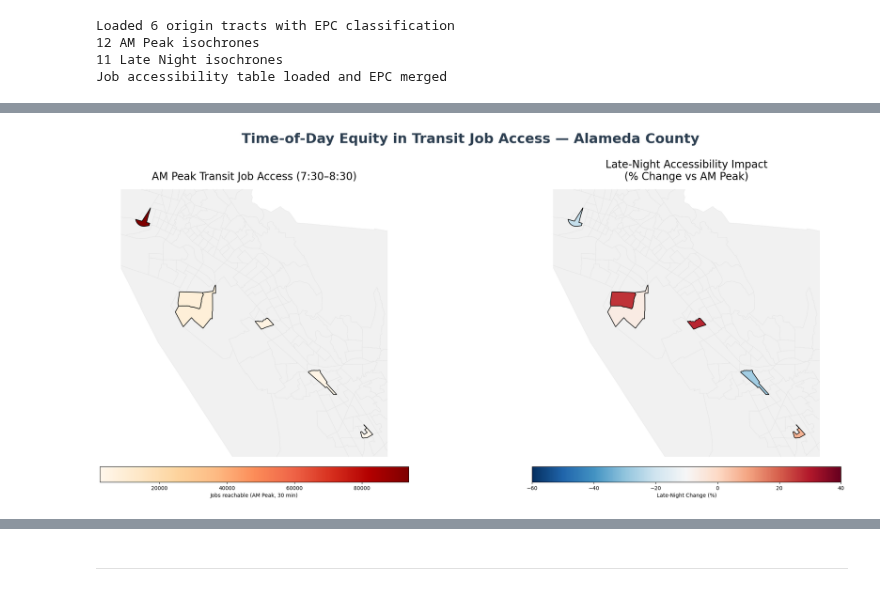
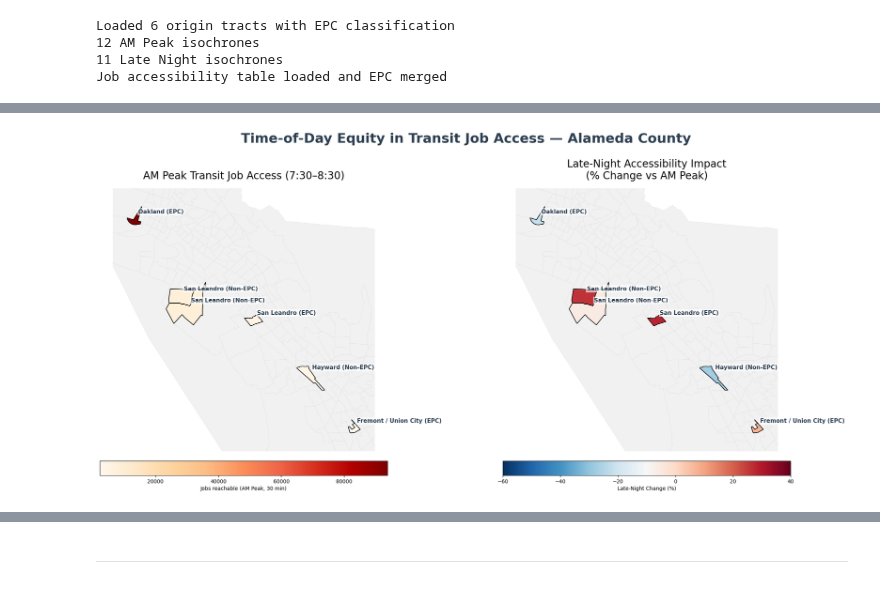
Before and after one commit to rabahbabaci/MTC-Transit_Access_Equity, a Jupyter notebook: notebooks/transit_access_equity_midterm.ipynb, the cells around one changed output, grey strips where cells are left out. Cells and saved outputs as stored; diff of their text form; code cells hidden in the pictures.

```diff
--- a/notebooks/transit_access_equity_midterm.ipynb
+++ b/notebooks/transit_access_equity_midterm.ipynb
@@ -869,12 +920,12 @@ notes_md = textwrap.dedent(
   - *Interpretation:* even with a simplified straight-line model, EPC areas appear more connected to employment clusters.
 
 - **Population context**
-  - EPC tracts generally have moderate to high population, aligning high population with high job accessibility and indicating strong demand for reliable transit options.
-  - Non-EPC areas with lower accessibility are often lower-density, auto-oriented communities.
+  - EPC tracts tend to include more established, older urban neighborhoods with moderate population levels, while many non-EPC tracts in eastern Alameda County are lower-density and auto-oriented.
 
 - **Data joins & keys**
   - GEOIDs required consistent zero-padding (state–county–tract = 11 digits).
   - LODES WAC data needed block → tract aggregation (`w_geocode` → first 11 digits, sum `C000`).
+  - One Alameda tract has no reported LODES jobs (water/no-employment area), which is expected and handled in the merge.
 
 - **Planning takeaways**
   - Strong accessibility in EPC corridors highlights where transit or EV charging integration would serve the most people.
@@ -909,6 +960,7 @@ The final phase will evaluate whether these gaps persist once we use **network-b
 
 **Data sources:**
 MTC Plan Bay Area 2050 (EPC), US Census TIGER/ACS 2022, LEHD LODES 2021 (WAC).
+
 """
 )
 
@@ -1865,13 +1986,13 @@ Saved: visualizations/job_access_change_bar_citynames.png
 # %%
-# Reload access_df and ensure IDs are strings
+# Load accessibility summary and ensure consistent IDs
 access_df_fixed = pd.read_csv(PROCESSED / "job_accessibility_summary.csv")
 access_df_fixed["origin_id"] = access_df_fixed["origin_id"].astype(str).str.zfill(11)
 
-# Get origins with correct GEOID format
+# Ensure origin sample has correct ID format and labeling
 origins_plot = origins_sample.copy()
 origins_plot["GEOID"] = origins_plot["GEOID"].astype(str).str.zfill(11)
 
-# Merge job access + % change into the GeoDataFrame
+# merge AM Peak access + percent change metrics into origin geodata
 origins_plot = (
     origins_plot.set_index("GEOID")
     .join(access_df_fixed.set_index("origin_id")[["jobs_am_peak_30min", "Δ_30min_%"]])
@@ -1879,29 +2000,29 @@ origins_plot = (
     .reset_index()
 )
 
-# Load Alameda tracts for background
+# Compute centroids for labeling (automatic)
+origins_plot["centroid"] = origins_plot.geometry.centroid
+
+# Load Alameda tracts for context/background
 alameda_tracts = gpd.read_file(PROCESSED / "alameda_final.geojson").to_crs("EPSG:4326")
-bounds = alameda_tracts.total_bounds
 
-# Slight zoom-in around all origin tracts
+# Determine a map extent slightly zoomed around the six tracts
 minx, miny, maxx, maxy = origins_plot.total_bounds
 zoom_padding = 0.015
-x0 = minx - zoom_padding
-x1 = maxx + zoom_padding
-y0 = miny - zoom_padding
-y1 = maxy + zoom_padding
+x0, x1 = minx - zoom_padding, maxx + zoom_padding
+y0, y1 = miny - zoom_padding, maxy + zoom_padding
 
-# Create figure
 fig, (ax1, ax2) = plt.subplots(1, 2, figsize=(22, 10))
 
-# LEFT MAP (AM Peak Access)
+# LEFT MAP (AM Peak Job Access)
 alameda_tracts.plot(ax=ax1, color="#f1f1f1", edgecolor="#d0d0d0", linewidth=0.2)
+
 origins_plot.plot(
     ax=ax1,
     column="jobs_am_peak_30min",
     cmap="OrRd",
     edgecolor="black",
-    linewidth=1.2,  # thinner than before
+    linewidth=1.2,
     legend=True,
     legend_kwds={
         "label": "Jobs reachable (AM Peak, 30 min)",
@@ -1910,13 +2031,33 @@ origins_plot.plot(
         "pad": 0.03,
     },
 )
+
 ax1.set_xlim(x0, x1)
 ax1.set_ylim(y0, y1)
 ax1.set_title("AM Peak Transit Job Access (7:30–8:30)", fontsize=20, pad=18)
 ax1.axis("off")
 
-# RIGHT MAP (Late-Night Change)
+# Add automatically offset labels (AM Peak map)
+offset_x = 0.003  # degrees — slightly to the right
+offset_y = 0.004  # degrees — slightly upward
+
+for _, row in origins_plot.iterrows():
+    cx, cy = row["centroid"].x, row["centroid"].y
+    ax1.text(
+        cx + offset_x,
+        cy + offset_y,
+        row["pretty_name"],  # city + EPC label
+        fontsize=11,
+        ha="left",
+        va="bottom",
+        weight="bold",
+        color="#2c3e50",
+        bbox=dict(facecolor="white", alpha=0.65, edgecolor="none", pad=1.8),
+    )
+
+# === RIGHT MAP: Percent Change Late Night vs AM Peak ===
 alameda_tracts.plot(ax=ax2, color="#f1f1f1", edgecolor="#d0d0d0", linewidth=0.2)
+
 origins_plot.plot(
     ax=ax2,
     column="Δ_30min_%",
@@ -1933,31 +2074,50 @@ origins_plot.plot(
         "pad": 0.03,
     },
 )
+
 ax2.set_xlim(x0, x1)
 ax2.set_ylim(y0, y1)
 ax2.set_title(
-    "Late-Night Accessibility Impact\n(% Change vs AM Peak)", fontsize=20, pad=18
+    "Late-Night Accessibility Impact\n(% Change vs AM Peak)",
+    fontsize=20,
+    pad=18,
 )
 ax2.axis("off")
 
-# main title
+# Add automatically offset labels (Late Night map)
+for _, row in origins_plot.iterrows():
+    cx, cy = row["centroid"].x, row["centroid"].y
+    ax2.text(
+        cx + offset_x,
+        cy + offset_y,
+        row["pretty_name"],
+        fontsize=11,
+        ha="left",
+        va="bottom",
+        weight="bold",
+        color="#2c3e50",
+        bbox=dict(facecolor="white", alpha=0.65, edgecolor="none", pad=1.8),
+    )
+
 plt.suptitle(
     "Time-of-Day Equity in Transit Job Access — Alameda County",
     fontsize=26,
     fontweight="bold",
-    y=1.03,  # moves title upward
+    y=1.03,
     color="#2c3e50",
 )
 
-plt.tight_layout(rect=[0, 0, 1, 0.93])  # reserves space below the main title
+plt.tight_layout(rect=[0, 0, 1, 0.93])
 plt.subplots_adjust(top=0.88, wspace=0.12)
 
-# Save
 plt.savefig(
-    VIS / "final_paired_map.png", dpi=500, bbox_inches="tight", facecolor="white"
+    VIS / "final_paired_map.png",
+    dpi=500,
+    bbox_inches="tight",
+    facecolor="white",
 )
 
 plt.show()
 
-print("FINAL MAP SAVED: visualizations/final_paired_map.png")
+print("FINAL MAP SAVED to visualizations/final_paired_map.png")
 # %% [output]
@@ -1964 +2125 @@ print("FINAL MAP SAVED: visualizations/final_paired_map.png")
-[figure, old version]
+[figure, new version]
```
Also changed, not shown: parts of 58 cells of this notebook, 9 other files.
